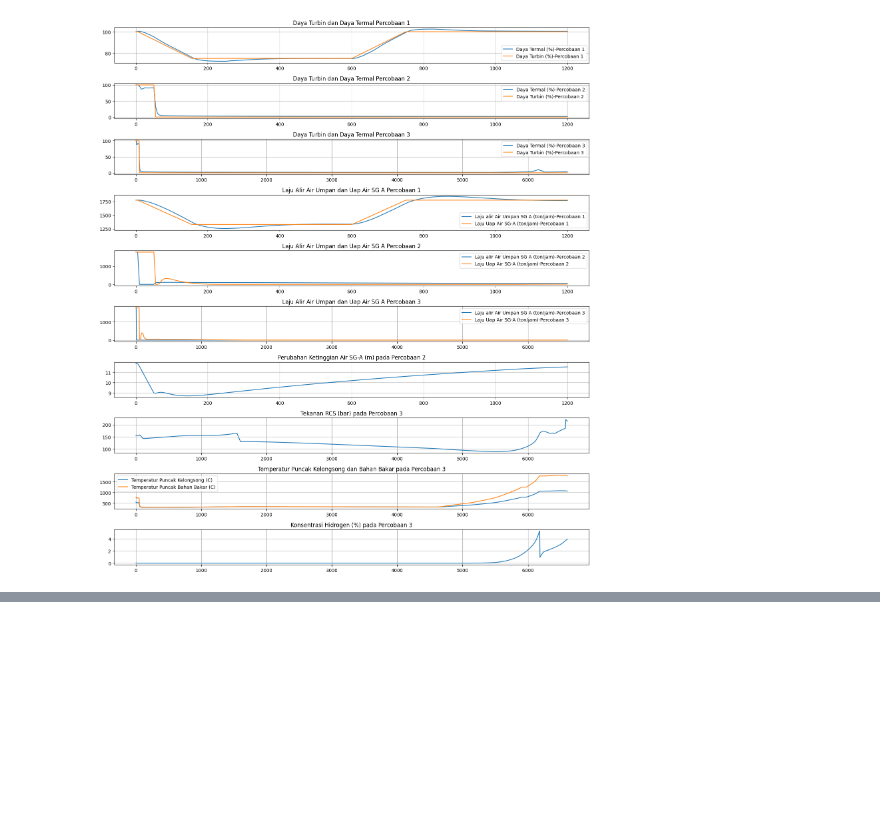
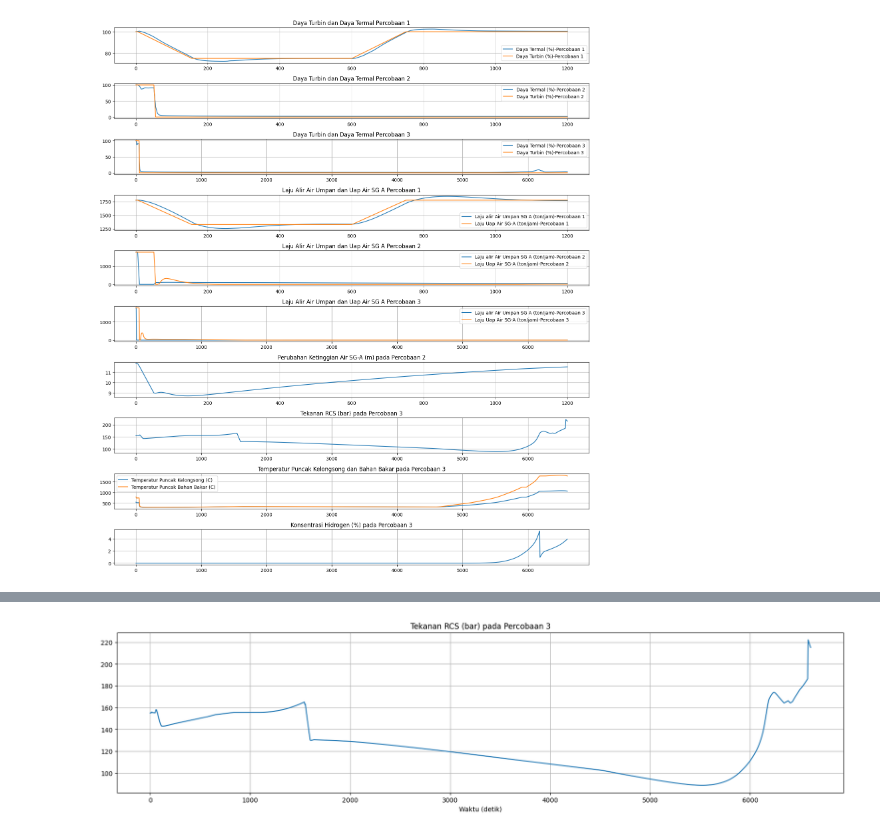
Before and after one commit to ARoyyanF/ekfis-3, a Jupyter notebook: modul-2/modul-2.ipynb, the cells around one changed output, grey strips where cells are left out. Saved outputs shown, nothing was run; the diff lists cells and outputs as text; code cells hidden in the pictures; blank space fills up the shorter version.

```diff
--- a/modul-2/modul-2.ipynb
+++ b/modul-2/modul-2.ipynb
@@ -117,0 +234,11 @@ plt.show()
+# %%
+# 4. Plot P for experiment 3
+plt.figure(figsize=(45, 10))
+plt.subplot(2,2,1)
+data = combined_df[combined_df['source_file'] == 'Percobaan 3.xlsx']
+plt.plot(data.TIME, data['P'])
+plt.title('Tekanan RCS (bar) pada Percobaan 3')
+plt.xlabel('Waktu (detik)')
+plt.grid(True)
+# %% [output]
+[figure, added]
```
Also changed, not shown: parts of 11 cells of this notebook.
